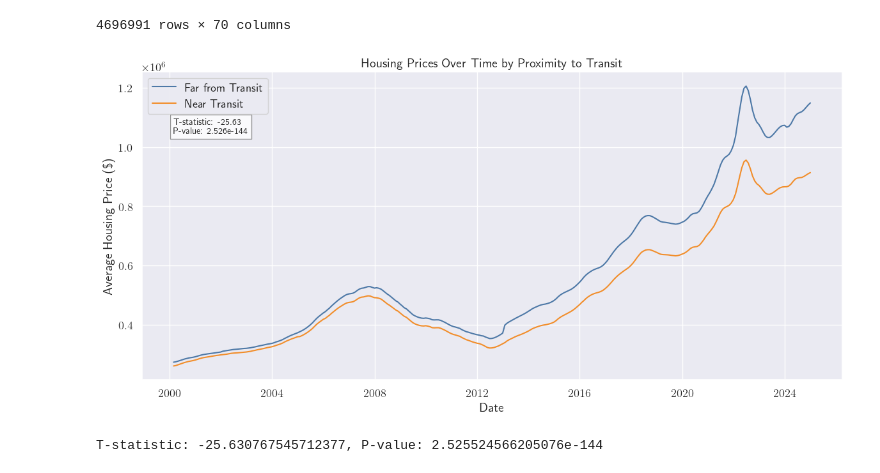
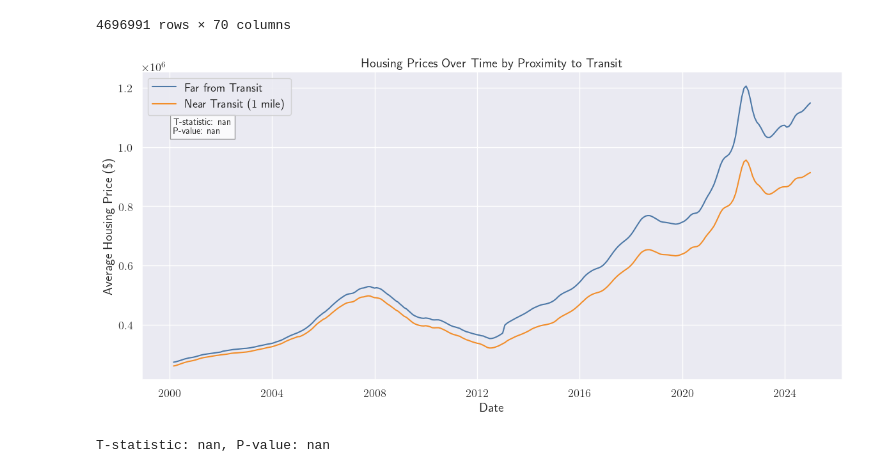
Before and after one commit to cparthiv/TSA-real-estate-analysis, a Jupyter notebook: draft.ipynb, the cells around one changed output. Drawn from its saved outputs; the diff is of its cells as text; code cells hidden in the pictures.

Commit message:
house prices vs prox transit graph

```diff
--- a/draft.ipynb
+++ b/draft.ipynb
@@ -209,35 +209,36 @@ Housing Near Transit Stops:
 # %%
 # Step 1: Group Housing Data by Proximity to Transit
 housing_geo["Proximity"] = housing_geo["Name"].isin(housing_near_transit["Name"])
-housing_geo["Proximity"] = housing_geo["Proximity"].apply(lambda x: "Near Transit" if x else "Far from Transit")
+housing_geo["Proximity"] = housing_geo["Proximity"].apply(
+    lambda x: "Near Transit (1 mile)" if x else "Far from Transit")
 
 # Step 2: Compute Average Housing Prices for Each Group
 housing_prices = housing_geo.groupby(["Date", "Proximity"])["MedianPrice"].mean().reset_index()
 
 # Step 3: Visualize Trends in Housing Prices
 plt.figure(figsize=(12, 6))
 for group, data in housing_prices.groupby("Proximity"):
     plt.plot(data["Date"], data["MedianPrice"], label=group)
 plt.title("Housing Prices Over Time by Proximity to Transit")
 plt.xlabel("Date")
 plt.ylabel("Average Housing Price (\$)")
 plt.legend()
 
 # Step 4: Conduct a Statistical Test
 near_transit = housing_geo[housing_geo["Proximity"] == "Near Transit"]["MedianPrice"]
 far_from_transit = housing_geo[housing_geo["Proximity"] == "Far from Transit"]["MedianPrice"]
 t_stat, p_value = ttest_ind(near_transit.dropna(), far_from_transit.dropna())
 
 # Add T-statistic and P-value to the plot
 text_x = housing_prices["Date"].quantile(0)
 text_y = housing_prices["MedianPrice"].quantile(0.95)
 plt.text(text_x, text_y, f"T-statistic: {t_stat:.2f}\nP-value: {p_value:.3e}", fontsize=10,
          bbox=dict(facecolor='white', alpha=0.8, edgecolor='gray'))
 
 plt.savefig("./visualizations/housing_prices_vs_length_from_transit.png")
 plt.show()
 
 print(f"T-statistic: {t_stat}, P-value: {p_value}")
 # %% [output]
-[figure, old version]
+[figure, new version]
-T-statistic: -25.630767545712377, P-value: 2.525524566205076e-144
+T-statistic: nan, P-value: nan
```
Also changed, not shown: 1 other file.
